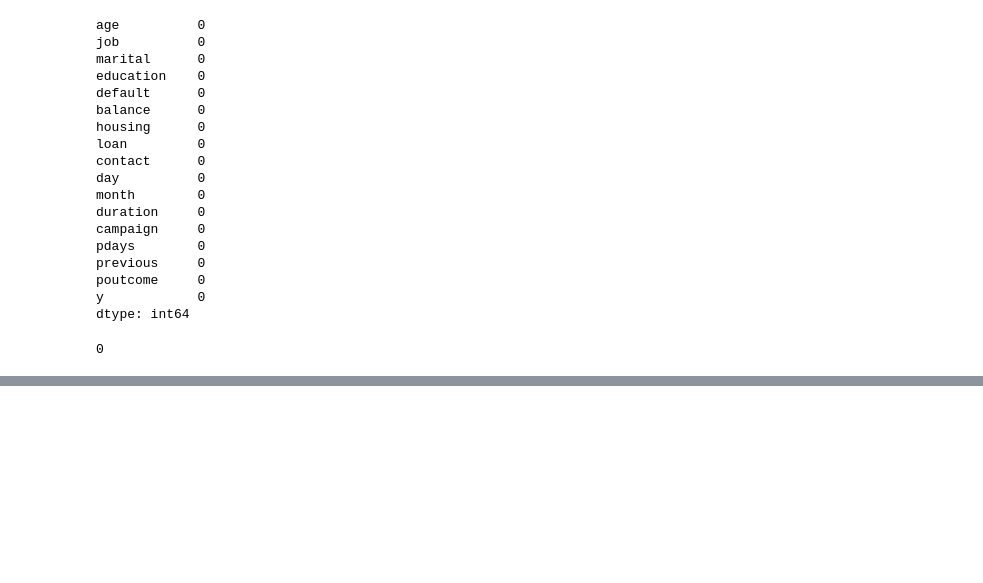
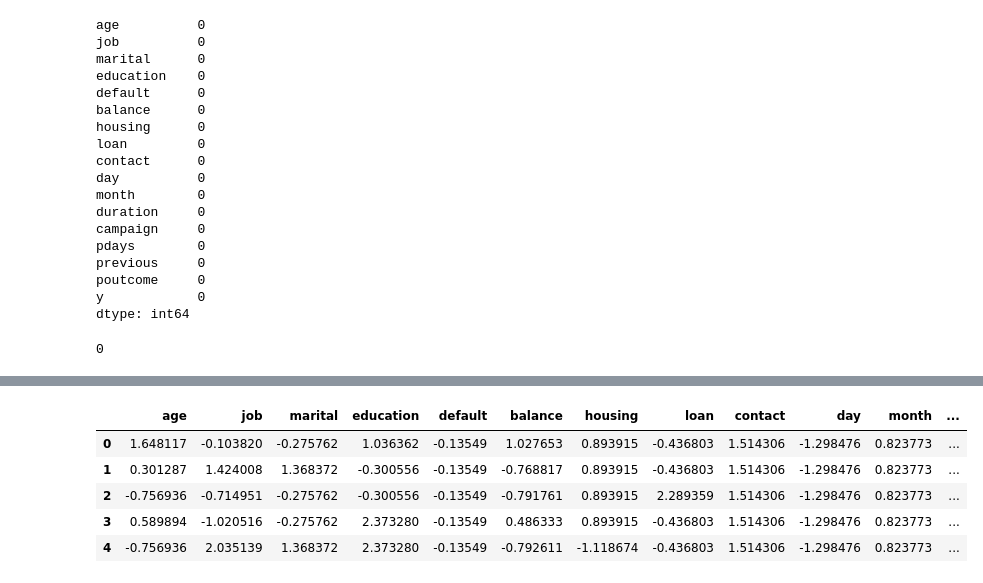
Before and after one commit to DWARAKESH3010/Machine_learning_codes, a Jupyter notebook: classification/bank.ipynb, the cells around one changed output, grey strips where cells are left out. Cells and saved outputs as stored; diff of their text form; code cells hidden in the pictures; blank space fills up the shorter version.

```diff
--- a/classification/bank.ipynb
+++ b/classification/bank.ipynb
@@ -188,0 +190,21 @@ cleaned_data.shape
+# %%
+from sklearn.preprocessing import StandardScaler
+import pandas as pd
+
+scaler = StandardScaler()
+
+# Fit and transform the DataFrame, excluding the 'y' column
+df_features = df.drop(columns=['y'])
+df_scaled = scaler.fit_transform(df_features)
+
+# Convert the scaled array back to a DataFrame with the original feature names
+df_scaled = pd.DataFrame(df_scaled, columns=df_features.columns)
+
+df_scaled.head()
+# %% [output]
+|  | age | job | marital | education | default | balance | housing | loan | contact | day | month | ... |
+| 0 | 1.648117 | -0.103820 | -0.275762 | 1.036362 | -0.13549 | 1.027653 | 0.893915 | -0.436803 | 1.514306 | -1.298476 | 0.823773 | ... |
+| 1 | 0.301287 | 1.424008 | 1.368372 | -0.300556 | -0.13549 | -0.768817 | 0.893915 | -0.436803 | 1.514306 | -1.298476 | 0.823773 | ... |
+| 2 | -0.756936 | -0.714951 | -0.275762 | -0.300556 | -0.13549 | -0.791761 | 0.893915 | 2.289359 | 1.514306 | -1.298476 | 0.823773 | ... |
+| 3 | 0.589894 | -1.020516 | -0.275762 | 2.373280 | -0.13549 | 0.486333 | 0.893915 | -0.436803 | 1.514306 | -1.298476 | 0.823773 | ... |
+| 4 | -0.756936 | 2.035139 | 1.368372 | 2.373280 | -0.13549 | -0.792611 | -1.118674 | -0.436803 | 1.514306 | -1.298476 | 0.823773 | ... |
```
Also changed, not shown: parts of 25 cells of this notebook, 2 other files.
